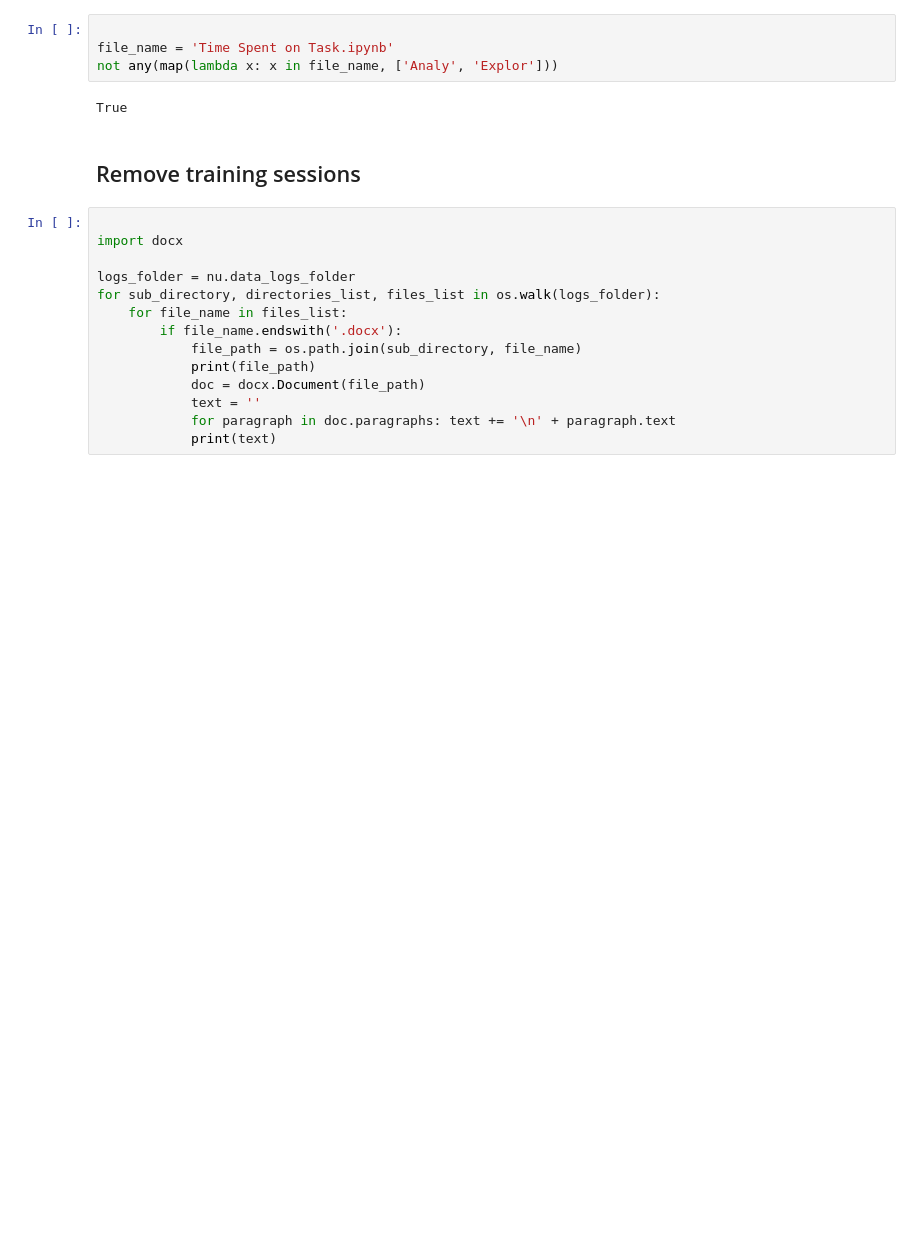
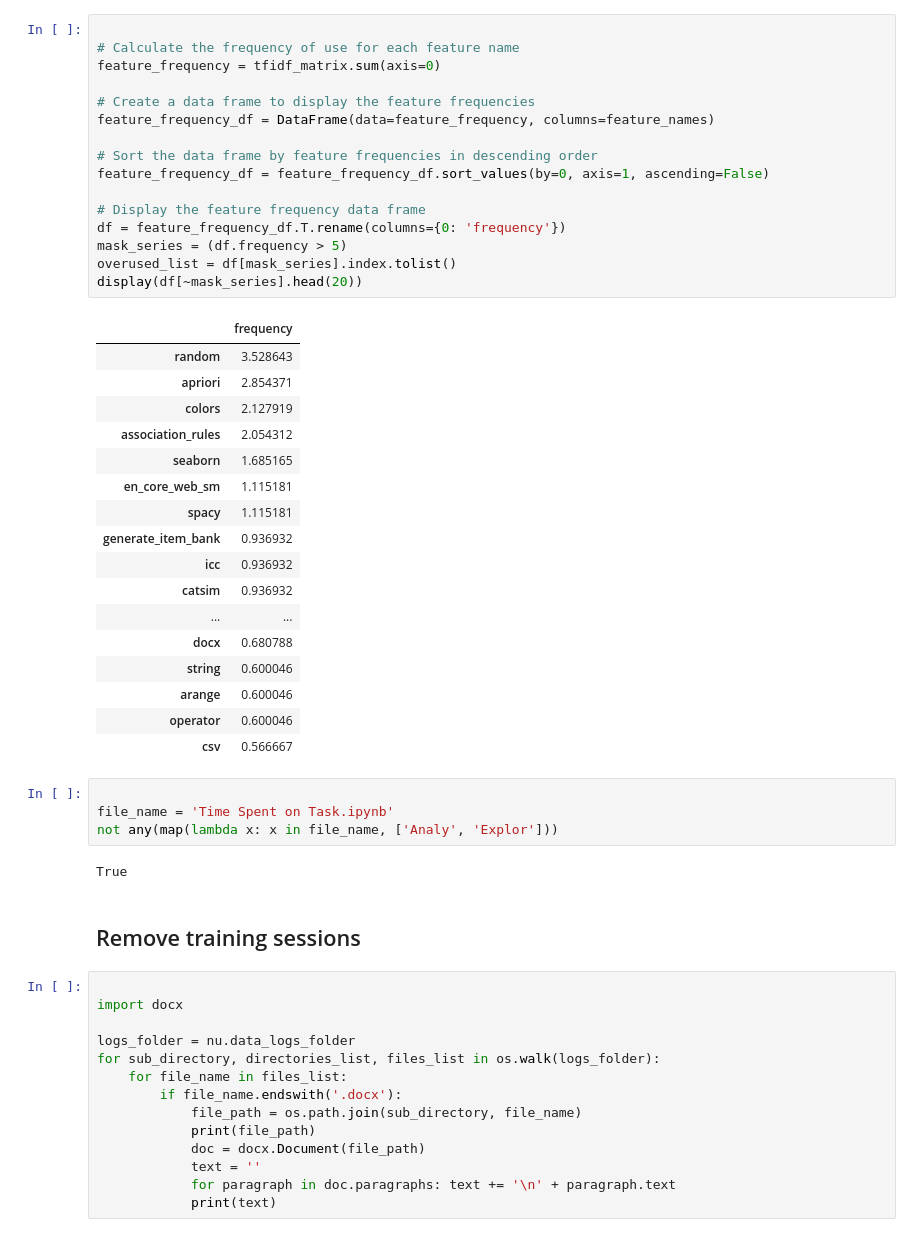
Before and after one commit to dbabbitt/itm-analysis-reporting-1, a Jupyter notebook: ipynb/Attic.ipynb, the cells around one changed output. Cells and saved outputs as stored; diff of their text form; blank space fills up the shorter version.

```diff
--- a/ipynb/Attic.ipynb
+++ b/ipynb/Attic.ipynb
@@ -1,3 +1,37 @@
+# %%
+
+# Calculate the frequency of use for each feature name
+feature_frequency = tfidf_matrix.sum(axis=0)
+
+# Create a data frame to display the feature frequencies
+feature_frequency_df = DataFrame(data=feature_frequency, columns=feature_names)
+
+# Sort the data frame by feature frequencies in descending order
+feature_frequency_df = feature_frequency_df.sort_values(by=0, axis=1, ascending=False)
+
+# Display the feature frequency data frame
+df = feature_frequency_df.T.rename(columns={0: 'frequency'})
+mask_series = (df.frequency > 5)
+overused_list = df[mask_series].index.tolist()
+display(df[~mask_series].head(20))
+# %% [output]
+|  | frequency |
+| random | 3.528643 |
+| apriori | 2.854371 |
+| colors | 2.127919 |
+| association_rules | 2.054312 |
+| seaborn | 1.685165 |
+| en_core_web_sm | 1.115181 |
+| spacy | 1.115181 |
+| generate_item_bank | 0.936932 |
+| icc | 0.936932 |
+| catsim | 0.936932 |
+| ... | ... |
+| docx | 0.680788 |
+| string | 0.600046 |
+| arange | 0.600046 |
+| operator | 0.600046 |
+| csv | 0.566667 |
 # %%
 
 file_name = 'Time Spent on Task.ipynb'
```
Also changed, not shown: 6 other files.
